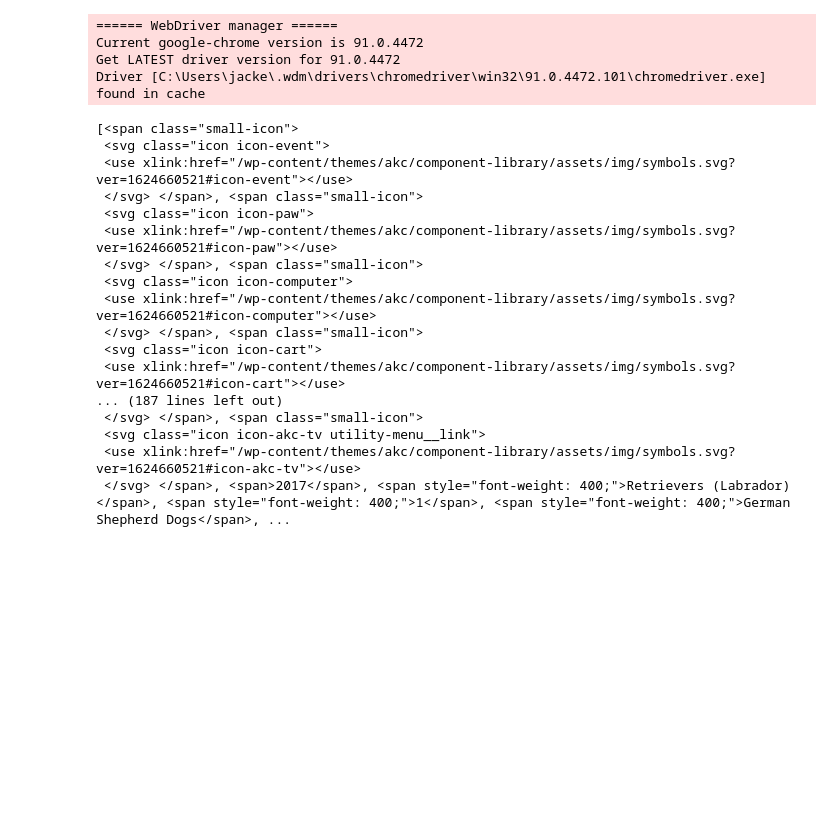
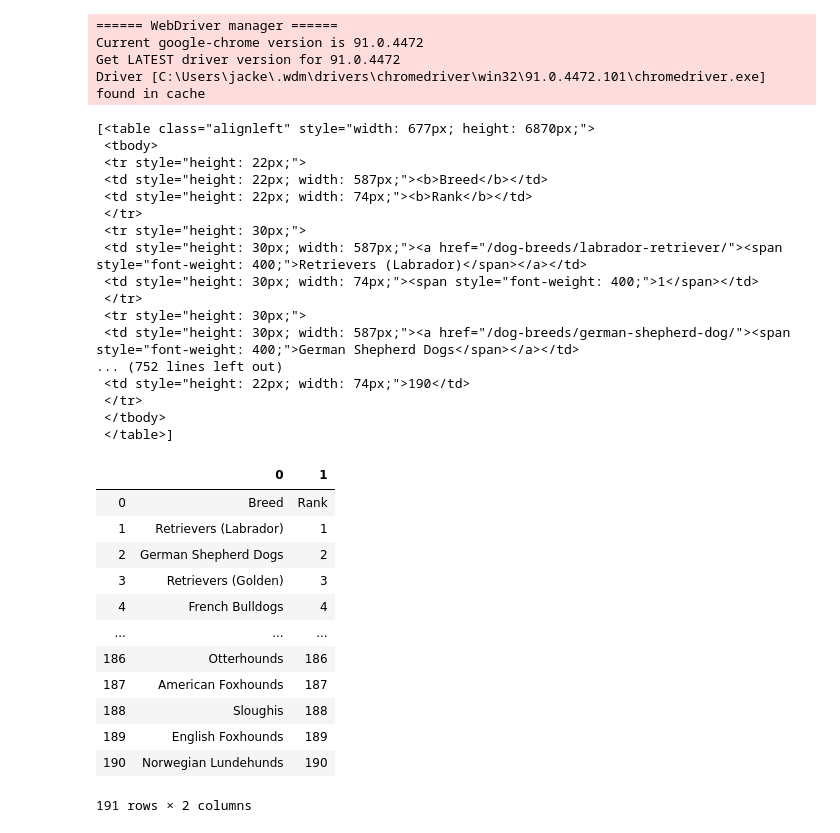
Before and after one commit to anikraze/no_dog_etl, a Jupyter notebook: dog_breed_etl.ipynb, the cells around one changed output. Cells and saved outputs as stored; diff of their text form; code cells hidden in the pictures; blank space fills up the shorter version.

```diff
--- a/dog_breed_etl.ipynb
+++ b/dog_breed_etl.ipynb
@@ -20,23 +20,40 @@ browser.visit(dog_url)
 html = browser.html
 soup = bs(html, 'html.parser')
 # %%
-breeds = soup.find_all('span')
+breeds = soup.find_all('table')
 breeds
 # %% [output]
-[<span class="small-icon">
- <svg class="icon icon-event">
- <use xlink:href="/wp-content/themes/akc/component-library/assets/img/symbols.svg?ver=1624660521#icon-event"></use>
- </svg> </span>, <span class="small-icon">
- <svg class="icon icon-paw">
- <use xlink:href="/wp-content/themes/akc/component-library/assets/img/symbols.svg?ver=1624660521#icon-paw"></use>
- </svg> </span>, <span class="small-icon">
- <svg class="icon icon-computer">
- <use xlink:href="/wp-content/themes/akc/component-library/assets/img/symbols.svg?ver=1624660521#icon-computer"></use>
- </svg> </span>, <span class="small-icon">
- <svg class="icon icon-cart">
- <use xlink:href="/wp-content/themes/akc/component-library/assets/img/symbols.svg?ver=1624660521#icon-cart"></use>
-... (187 lines left out)
- </svg> </span>, <span class="small-icon">
- <svg class="icon icon-akc-tv utility-menu__link">
- <use xlink:href="/wp-content/themes/akc/component-library/assets/img/symbols.svg?ver=1624660521#icon-akc-tv"></use>
- </svg> </span>, <span>2017</span>, <span style="font-weight: 400;">Retrievers (Labrador)</span>, <span style="font-weight: 400;">1</span>, <span style="font-weight: 400;">German Shepherd Dogs</span>, ...
+[<table class="alignleft" style="width: 677px; height: 6870px;">
+ <tbody>
+ <tr style="height: 22px;">
+ <td style="height: 22px; width: 587px;"><b>Breed</b></td>
+ <td style="height: 22px; width: 74px;"><b>Rank</b></td>
+ </tr>
+ <tr style="height: 30px;">
+ <td style="height: 30px; width: 587px;"><a href="/dog-breeds/labrador-retriever/"><span style="font-weight: 400;">Retrievers (Labrador)</span></a></td>
+ <td style="height: 30px; width: 74px;"><span style="font-weight: 400;">1</span></td>
+ </tr>
+ <tr style="height: 30px;">
+ <td style="height: 30px; width: 587px;"><a href="/dog-breeds/german-shepherd-dog/"><span style="font-weight: 400;">German Shepherd Dogs</span></a></td>
+... (752 lines left out)
+ <td style="height: 22px; width: 74px;">190</td>
+ </tr>
+ </tbody>
+ </table>]
+# %%
+data_frame = pd.read_html(str(breeds))[0]
+data_frame
+# %% [output]
+|  | 0 | 1 |
+| 0 | Breed | Rank |
+| 1 | Retrievers (Labrador) | 1 |
+| 2 | German Shepherd Dogs | 2 |
+| 3 | Retrievers (Golden) | 3 |
+| 4 | French Bulldogs | 4 |
+| ... | ... | ... |
+| 186 | Otterhounds | 186 |
+| 187 | American Foxhounds | 187 |
+| 188 | Sloughis | 188 |
+| 189 | English Foxhounds | 189 |
+| 190 | Norwegian Lundehunds | 190 |
+191 rows × 2 columns
```
Also changed, not shown: parts of 10 cells of this notebook.
